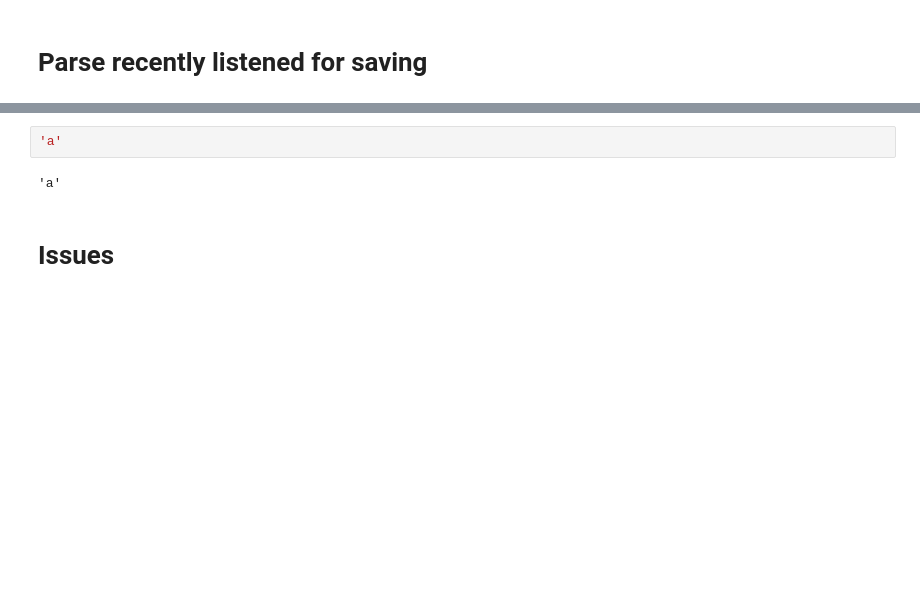
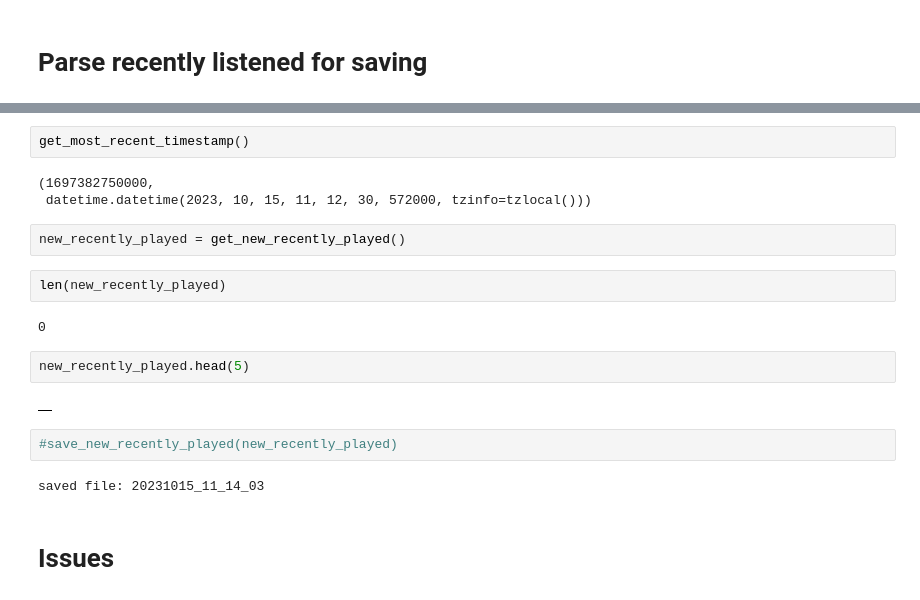
Before and after one commit to spryger-zz/explore_spotify, a Jupyter notebook: spotify_data_analysis.ipynb, the cells around one changed output, grey strips where cells are left out. Saved outputs shown, nothing was run; the diff lists cells and outputs as text; blank space fills up the shorter version.

```diff
--- a/spotify_data_analysis.ipynb
+++ b/spotify_data_analysis.ipynb
@@ -184,7 +201,22 @@ def save_new_recently_played():
+# %%
+get_most_recent_timestamp()
+# %% [output]
+(1697382750000,
+ datetime.datetime(2023, 10, 15, 11, 12, 30, 572000, tzinfo=tzlocal()))
+# %%
+new_recently_played = get_new_recently_played()
+# %%
+len(new_recently_played)
+# %% [output]
+0
+# %%
+new_recently_played.head(5)
+# %% [output]
+|  |
 # %%
-'a'
+#save_new_recently_played(new_recently_played)
 # %% [output]
-'a'
+saved file: 20231015_11_14_03
 # %% [markdown]
 # Issues
 # %% [markdown]
```
Also changed, not shown: parts of 4 cells of this notebook.
